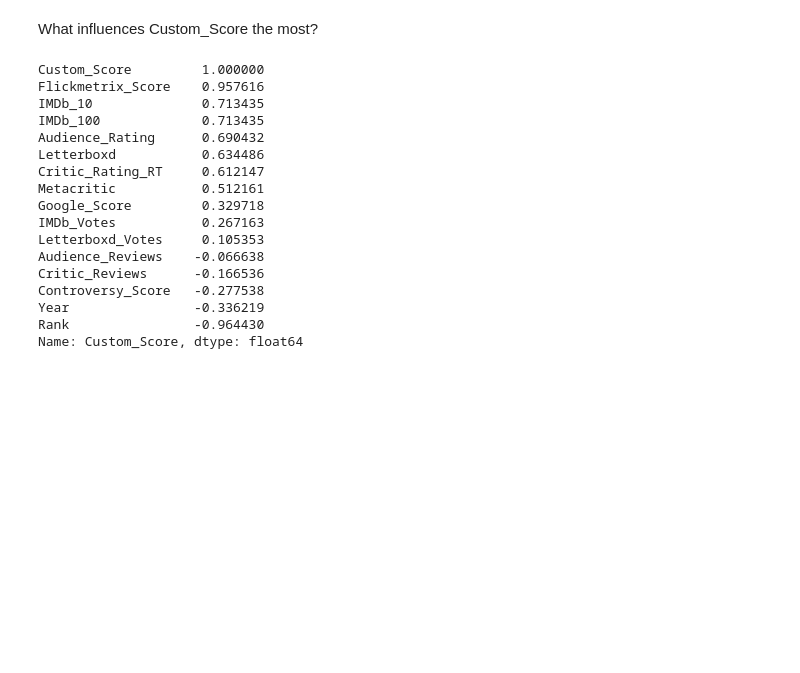
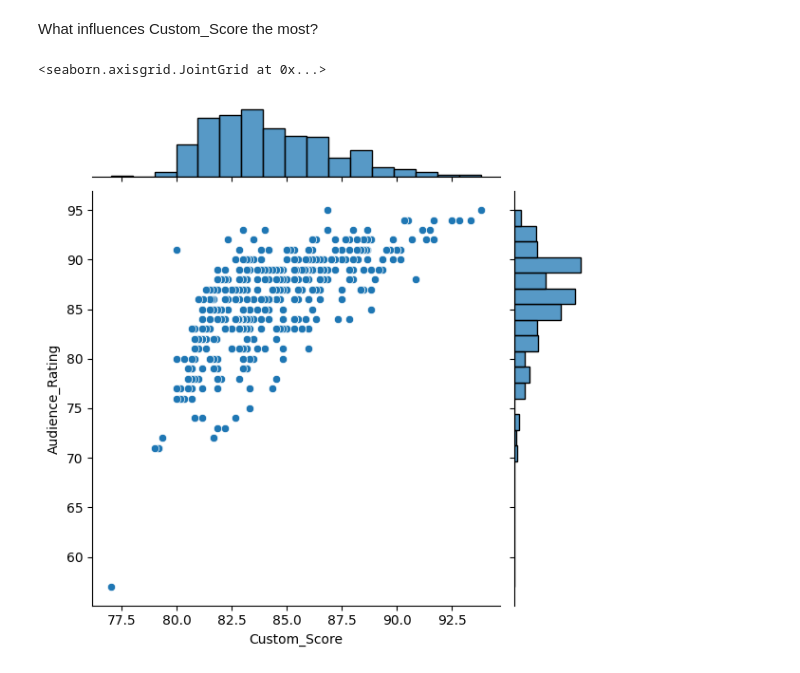
Before and after one commit to haziqshaikh007-create/EDA_Basic_Projects, a Jupyter notebook: Movies-Data/main.ipynb, the cells around one changed output. Drawn from its saved outputs; the diff is of its cells as text; code cells hidden in the pictures; blank space fills up the shorter version.

```diff
--- a/Movies-Data/main.ipynb
+++ b/Movies-Data/main.ipynb
@@ -214,21 +214,7 @@ plt.show()
 What influences Custom_Score the most?
 # %%
 df.corr(numeric_only= True)['Custom_Score'].sort_values(ascending=False)
+sns.jointplot(data= df , x= "Custom_Score", y= "Audience_Rating" )
 # %% [output]
-Custom_Score         1.000000
-Flickmetrix_Score    0.957616
-IMDb_10              0.713435
-IMDb_100             0.713435
-Audience_Rating      0.690432
-Letterboxd           0.634486
-Critic_Rating_RT     0.612147
-Metacritic           0.512161
-Google_Score         0.329718
-IMDb_Votes           0.267163
-Letterboxd_Votes     0.105353
-Audience_Reviews    -0.066638
-Critic_Reviews      -0.166536
-Controversy_Score   -0.277538
-Year                -0.336219
-Rank                -0.964430
-Name: Custom_Score, dtype: float64
+<seaborn.axisgrid.JointGrid at 0x...>
+[figure, added]
```
Also changed, not shown: parts of 1 cell of this notebook, 3 other files.
